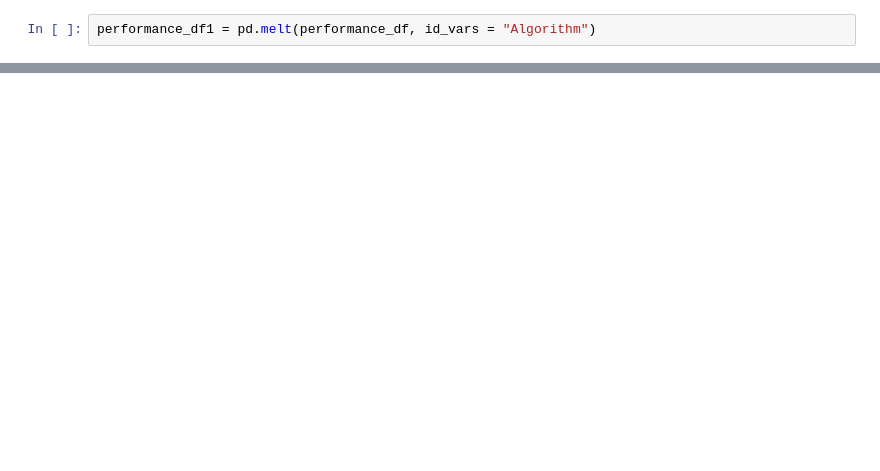
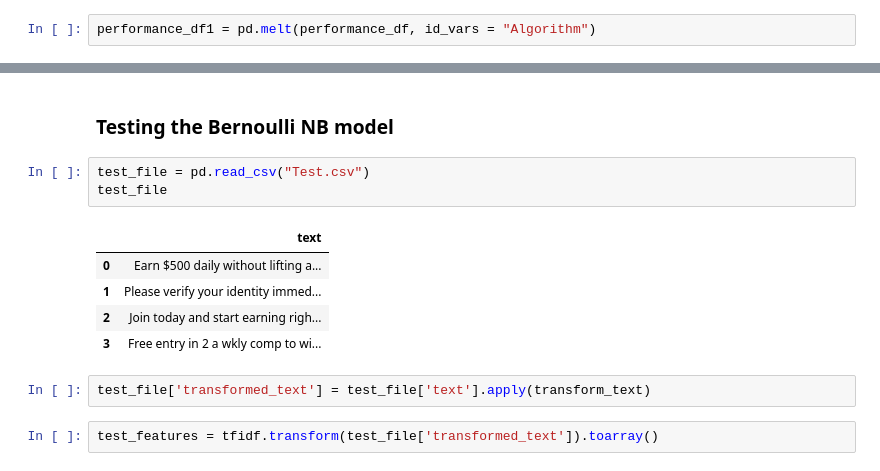
Before and after one commit to KostubhKumar8/Capstone1, a Jupyter notebook: Spam-Detection.ipynb, the cells around one changed output, grey strips where cells are left out. Cells and saved outputs as stored; diff of their text form; blank space fills up the shorter version.

Commit message:
Model Selection and Deployment

```diff
--- a/Spam-Detection.ipynb
+++ b/Spam-Detection.ipynb
@@ -593,0 +508,15 @@ plt.show()
+# %% [markdown]
+### Testing the Bernoulli NB model
+# %%
+test_file = pd.read_csv("Test.csv")
+test_file
+# %% [output]
+|  | text |
+| 0 | Earn $500 daily without lifting a... |
+| 1 | Please verify your identity immed... |
+| 2 | Join today and start earning righ... |
+| 3 | Free entry in 2 a wkly comp to wi... |
+# %%
+test_file['transformed_text'] = test_file['text'].apply(transform_text)
+# %%
+test_features = tfidf.transform(test_file['transformed_text']).toarray()
```
Also changed, not shown: parts of 55 cells of this notebook.
